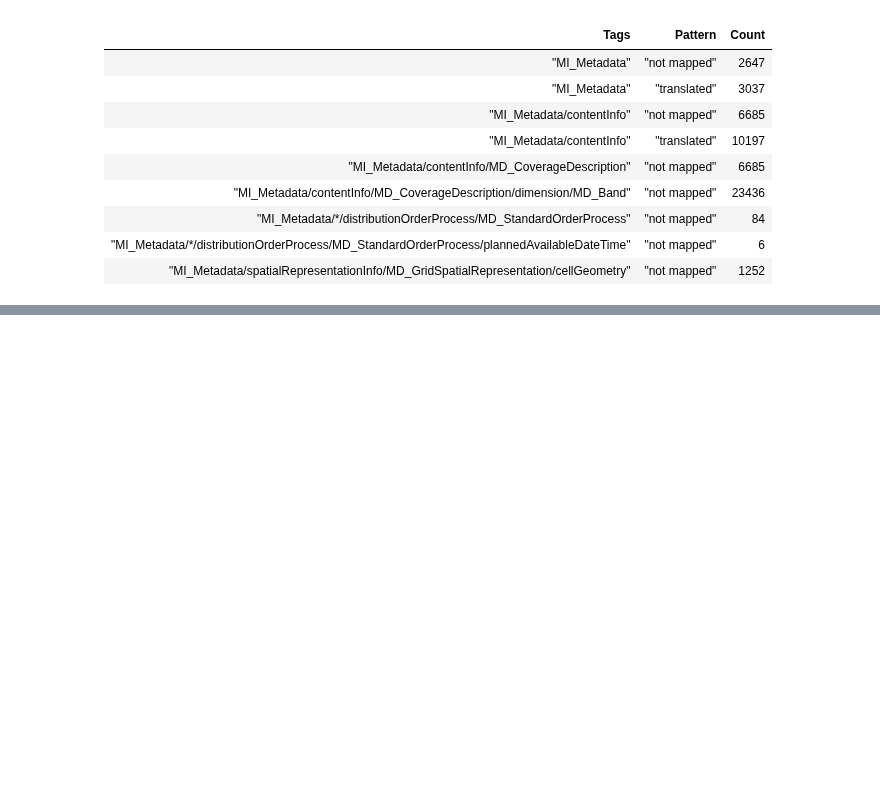
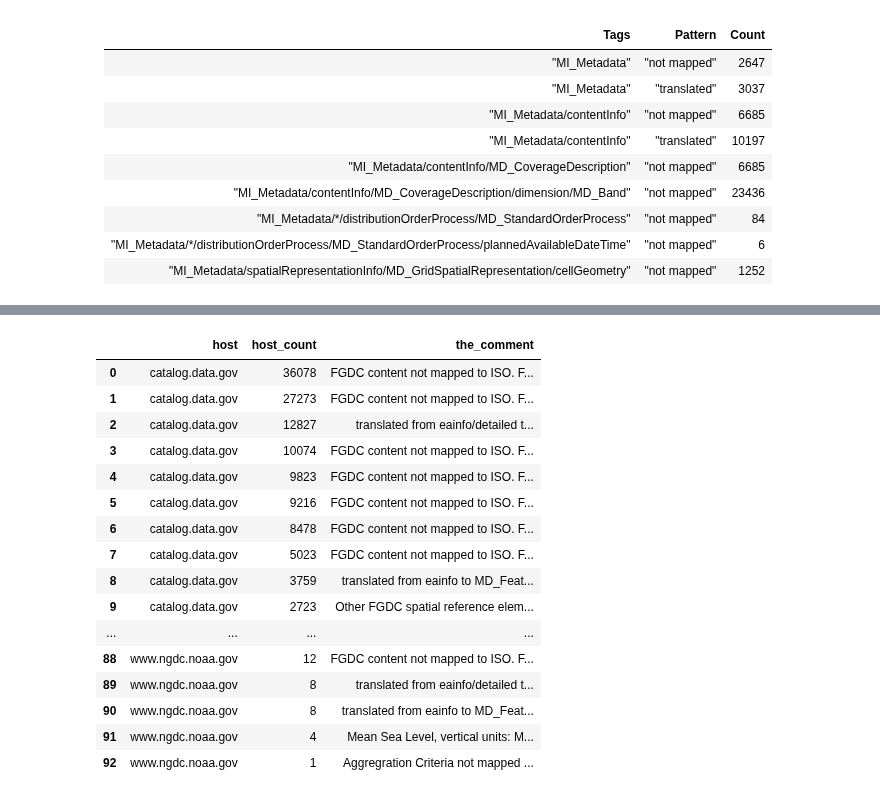
Before and after one commit to b-cube/Response-Identification-Info, a Jupyter notebook: notebooks/Analysis - Blended Metadata.ipynb, the cells around one changed output, grey strips where cells are left out. Drawn from its saved outputs; the diff is of its cells as text; code cells hidden in the pictures; blank space fills up the shorter version.

Commit message:
you got fgdc in your iso, there mate.
i do not understand the autocorrect from fgdc to fbdc.

```diff
--- a/notebooks/Analysis - Blended Metadata.ipynb
+++ b/notebooks/Analysis - Blended Metadata.ipynb
@@ -188,0 +286,25 @@ Ok no idea why pandas complains - works in pg so here's the data. This is also n
+# %%
+# so where do they come from?
+
+df = pd.read_csv('outputs/fgdc_in_iso_unique_comment_lines_w_host_count.csv')
+from IPython.display import display
+with pd.option_context('display.max_colwidth', 1000, 'display.max_rows', 100):
+    display(df)
+# %% [output]
+|  | host | host_count | the_comment |
+| 0 | catalog.data.gov | 36078 | FGDC content not mapped to ISO. F... |
+| 1 | catalog.data.gov | 27273 | FGDC content not mapped to ISO. F... |
+| 2 | catalog.data.gov | 12827 | translated from eainfo/detailed t... |
+| 3 | catalog.data.gov | 10074 | FGDC content not mapped to ISO. F... |
+| 4 | catalog.data.gov | 9823 | FGDC content not mapped to ISO. F... |
+| 5 | catalog.data.gov | 9216 | FGDC content not mapped to ISO. F... |
+| 6 | catalog.data.gov | 8478 | FGDC content not mapped to ISO. F... |
+| 7 | catalog.data.gov | 5023 | FGDC content not mapped to ISO. F... |
+| 8 | catalog.data.gov | 3759 | translated from eainfo to MD_Feat... |
+| 9 | catalog.data.gov | 2723 | Other FGDC spatial reference elem... |
+| ... | ... | ... | ... |
+| 88 | www.ngdc.noaa.gov | 12 | FGDC content not mapped to ISO. F... |
+| 89 | www.ngdc.noaa.gov | 8 | translated from eainfo/detailed t... |
+| 90 | www.ngdc.noaa.gov | 8 | translated from eainfo to MD_Feat... |
+| 91 | www.ngdc.noaa.gov | 4 | Mean Sea Level, vertical units: M... |
+| 92 | www.ngdc.noaa.gov | 1 | Aggregration Criteria not mapped ... |
```
Also changed, not shown: parts of 6 cells of this notebook, 8 other files.
